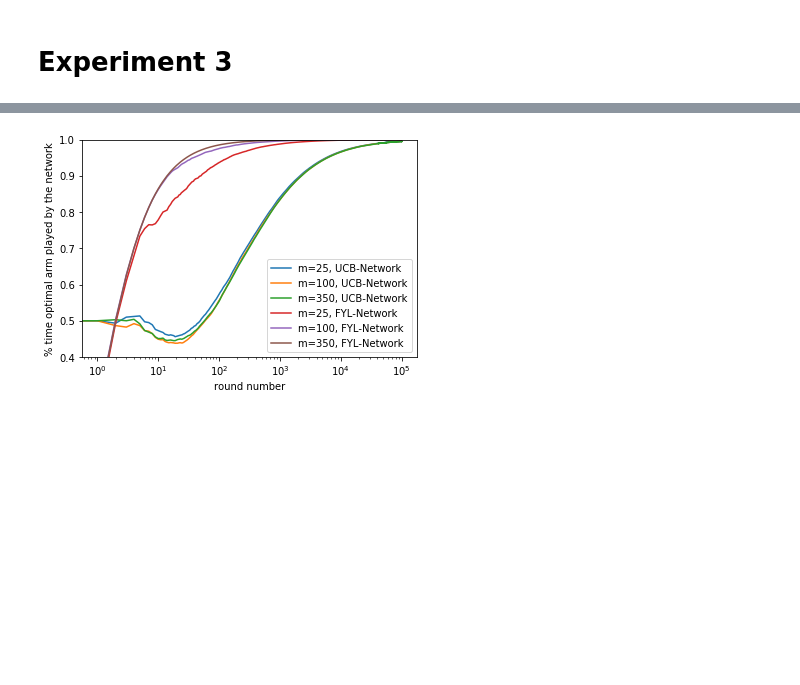
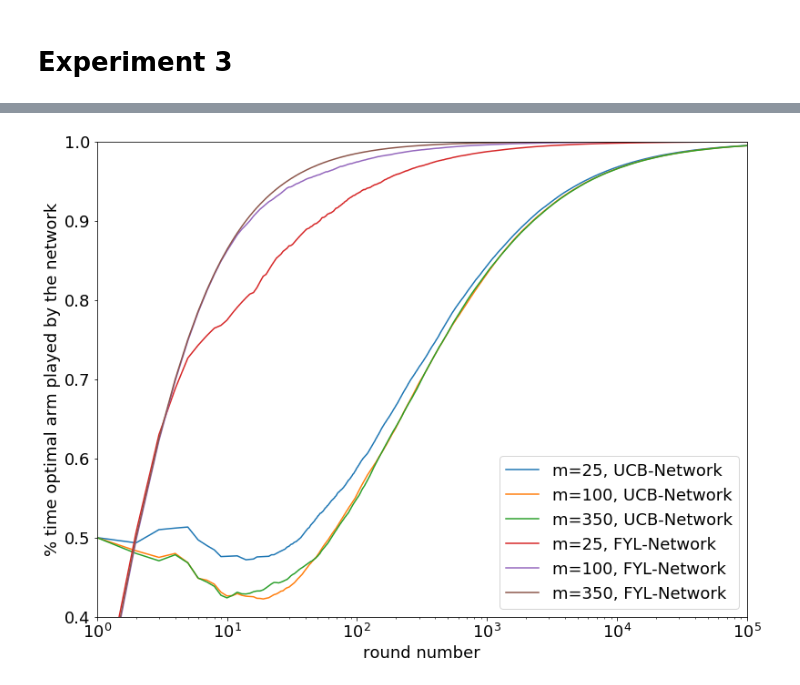
Before and after one commit to LouisTrezzini/mlgraphs-bandits-network, a Jupyter notebook: VisualizeRegret.ipynb, the cells around one changed output, grey strips where cells are left out. Drawn from its saved outputs; the diff is of its cells as text; code cells hidden in the pictures; blank space fills up the shorter version.

```diff
--- a/VisualizeRegret.ipynb
+++ b/VisualizeRegret.ipynb
@@ -1,3 +1,6 @@
 # %%
 import pandas as pd
 import matplotlib.pyplot as plt
+
+plt.rcParams['figure.figsize'] = (6.4 * 2, 4.8 * 2)
+plt.rcParams['font.size'] = 18
@@ -94,14 +130,18 @@ plt.show()
 # %%
 plot_percentage_optimal_actions(UCB25, "m=25, UCB-Network")
 plot_percentage_optimal_actions(UCB100, "m=100, UCB-Network")
 plot_percentage_optimal_actions(UCB350, "m=350, UCB-Network")
+
 plot_percentage_optimal_actions(FYL25, "m=25, FYL-Network")
 plot_percentage_optimal_actions(FYL100, "m=100, FYL-Network")
 plot_percentage_optimal_actions(FYL350, "m=350, FYL-Network")
+
 plt.xlabel("round number")
 plt.ylabel("% time optimal arm played by the network")
+plt.xlim((1, 100000))
 plt.ylim((0.4, 1))
 plt.legend()
+
 plt.show()
 # %% [output]
-[figure, old version]
+[figure, new version]
```
Also changed, not shown: parts of 8 cells of this notebook, 24 other files.
